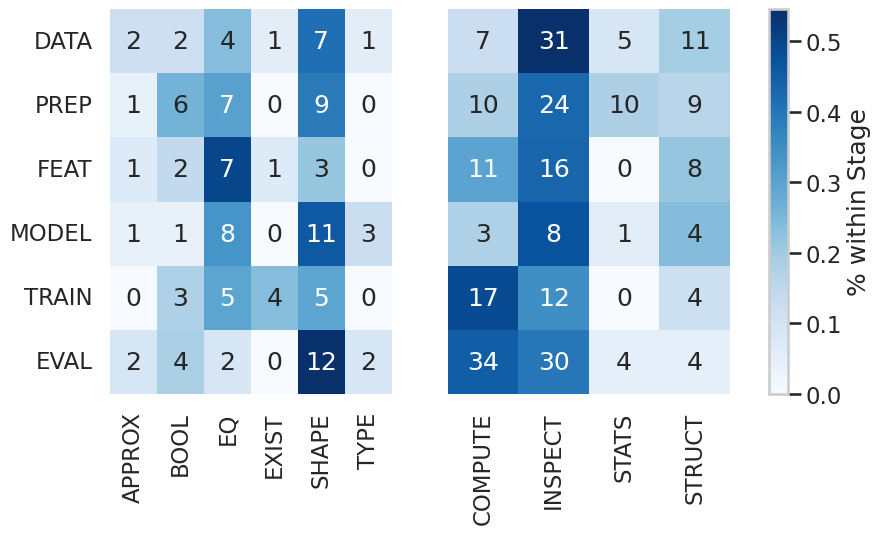
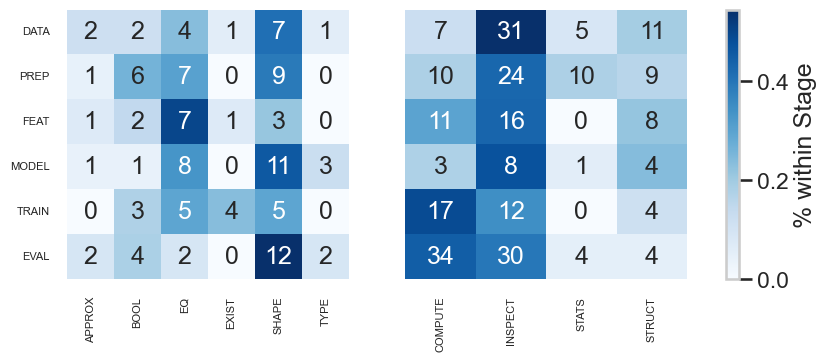
The notebook cell's code change between the first figure and the second:
--- before
+++ after
@@ -1,3 +1,3 @@
-fig, (ax1, ax2) = plt.subplots(1, 2,figsize=(10,5), sharey=True)
+fig, (ax1, ax2) = plt.subplots(1, 2,figsize=(10,3.5), sharey=True)
 sns.heatmap(
     pct1.rename_axis(index=None, columns=None),
@@ -27,3 +27,5 @@
     label="% within Stage"
 )
-fig.savefig("report/distribution-stage-type.pdf")
+ax1.tick_params(labelsize=8)
+ax2.tick_params(labelsize=8)
+fig.savefig("report/distribution-stage-type.pdf", bbox_inches="tight")

Commit: Revise full paper